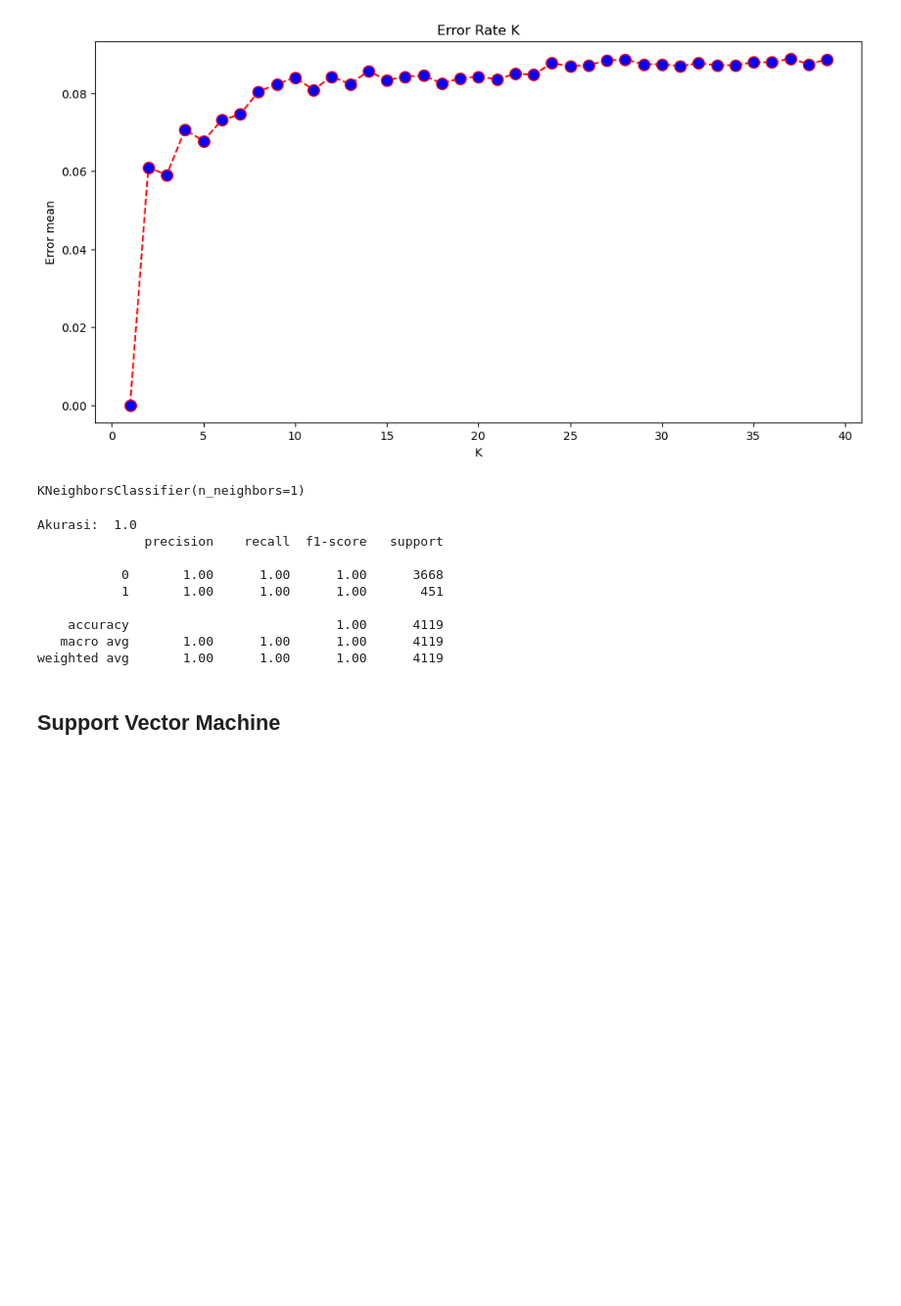
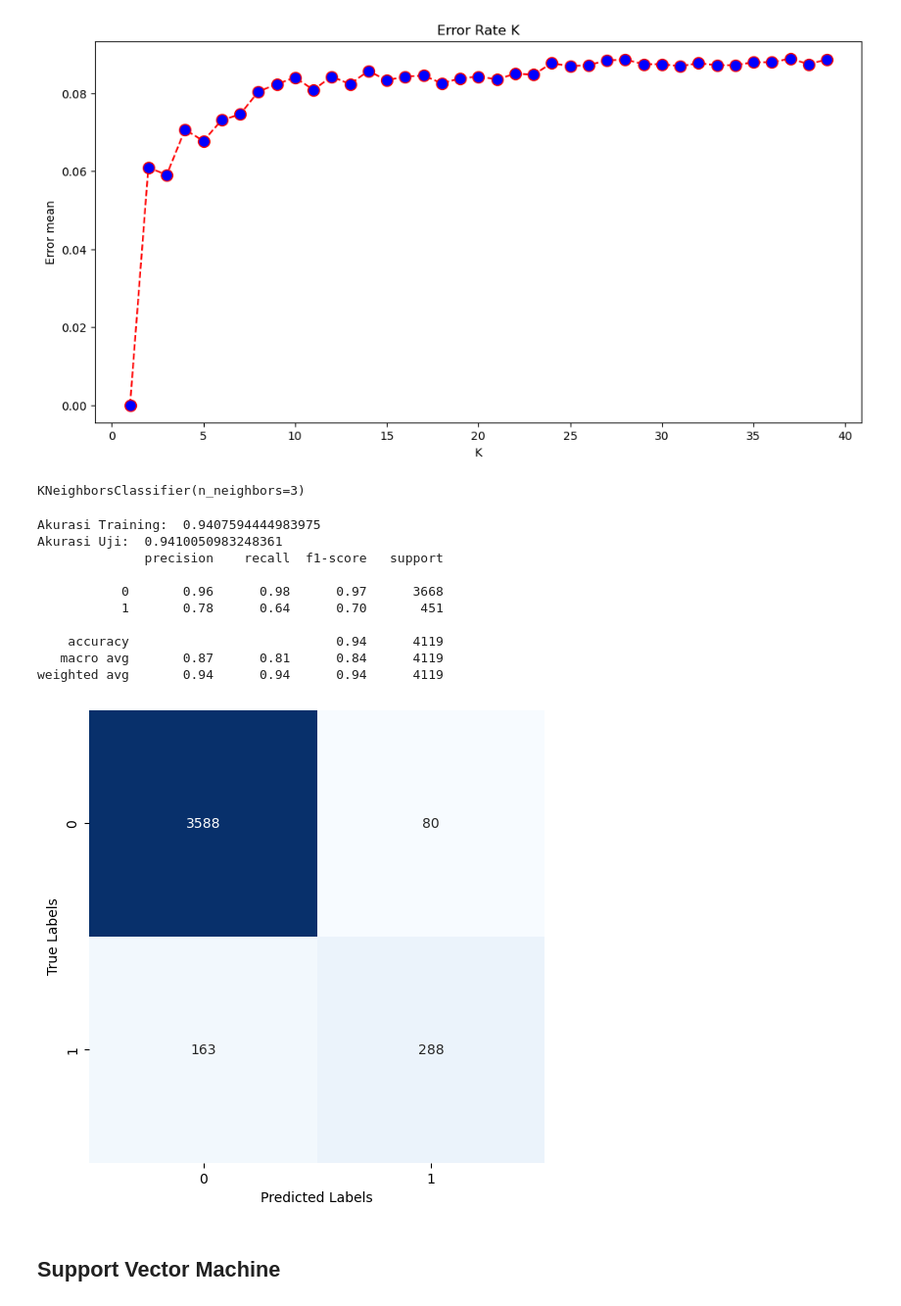
Before and after one commit to mastirt/H8_5_Batch, a Jupyter notebook: Assignment Python/PYTN_Assgn_3_5_Mahesa Tirta Panjalu.ipynb, the cells around one changed output. Shown at 98% size. Saved outputs shown, nothing was run; the diff lists cells and outputs as text; code cells hidden in the pictures; blank space fills up the shorter version.

```diff
--- a/Assignment Python/PYTN_Assgn_3_5_Mahesa Tirta Panjalu.ipynb
+++ b/Assignment Python/PYTN_Assgn_3_5_Mahesa Tirta Panjalu.ipynb
@@ -800,10 +1201,11 @@ weighted avg       0.94      0.94      0.94      4119
 # %%
+# Membuat perulangan untuk menyimpan hasil error model KNN
 error = []
 
 # Calculating error for K values between 1 and 40
 for i in range(1, 40):
     model_knn = KNeighborsClassifier(n_neighbors=i)
     model_knn.fit(X_train, y)
-    pred_i = knn.predict(X_test)
+    pred_i = model_knn.predict(X_test_scl)
     error.append(np.mean(pred_i != y_test))
 # %%
@@ -817,8 +1220,9 @@ plt.ylabel('Error mean')
 Text(0, 0.5, 'Error mean')
 [figure]
 # %%
-model_knn = KNeighborsClassifier(n_neighbors=1)
+# Membuat model dan mentraining model machine learning
+model_knn = KNeighborsClassifier(n_neighbors=3)
 model_knn.fit(X_train, y)
 # %% [output]
-KNeighborsClassifier(n_neighbors=1)
+KNeighborsClassifier(n_neighbors=3)
 # %%
@@ -826,17 +1231,30 @@ X_test_scl = scaler.fit_transform(X_test)
 y_knn_pred = model_knn.predict(X_test_scl)
 # %%
-print("Akurasi: ", accuracy_score(y_test, y_knn_pred))
+# Melihat hasil akurasi prediksi
+print("Akurasi Training: ", accuracy_score(y, y_knn))
+print("Akurasi Uji: ", accuracy_score(y_test, y_knn_pred))
 print(classification_report(y_test, y_knn_pred))
 # %% [output]
-Akurasi:  1.0
+Akurasi Training:  0.9407594444983975
+Akurasi Uji:  0.9410050983248361
               precision    recall  f1-score   support
 
-           0       1.00      1.00      1.00      3668
-           1       1.00      1.00      1.00       451
+           0       0.96      0.98      0.97      3668
+           1       0.78      0.64      0.70       451
 
-    accuracy                           1.00      4119
-   macro avg       1.00      1.00      1.00      4119
-weighted avg       1.00      1.00      1.00      4119
+    accuracy                           0.94      4119
+   macro avg       0.87      0.81      0.84      4119
+weighted avg       0.94      0.94      0.94      4119
+# %%
+# Buat matriks konfusi dari hasil prediksi testing model machine learning
+cm = confusion_matrix(y_test, y_knn_pred)
+plt.figure(figsize=(6, 6))
+sns.heatmap(cm, annot=True, fmt='d', cmap='Blues', cbar=False)
+plt.xlabel('Predicted Labels')
+plt.ylabel('True Labels')
+plt.show()
+# %% [output]
+[figure, added]
 # %% [markdown]
 ## Support Vector Machine
 # %%
```
Also changed, not shown: parts of 113 cells of this notebook.
